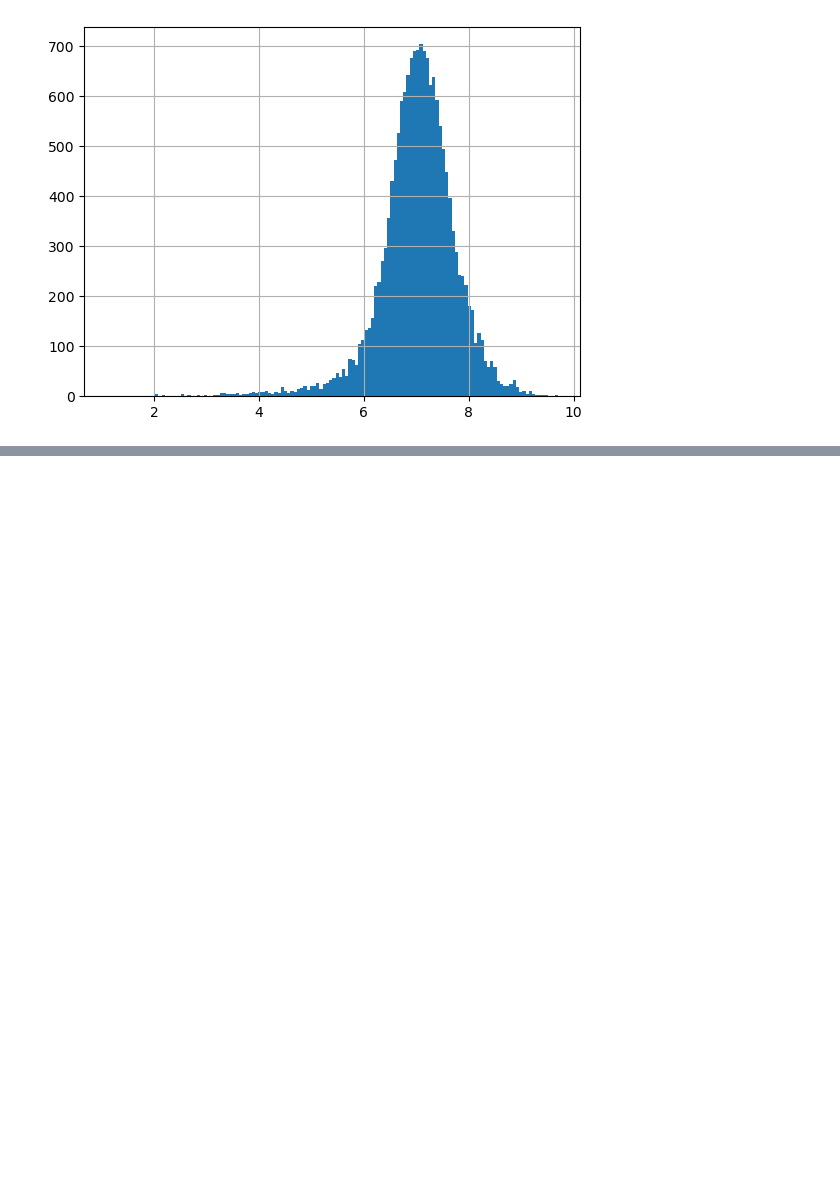
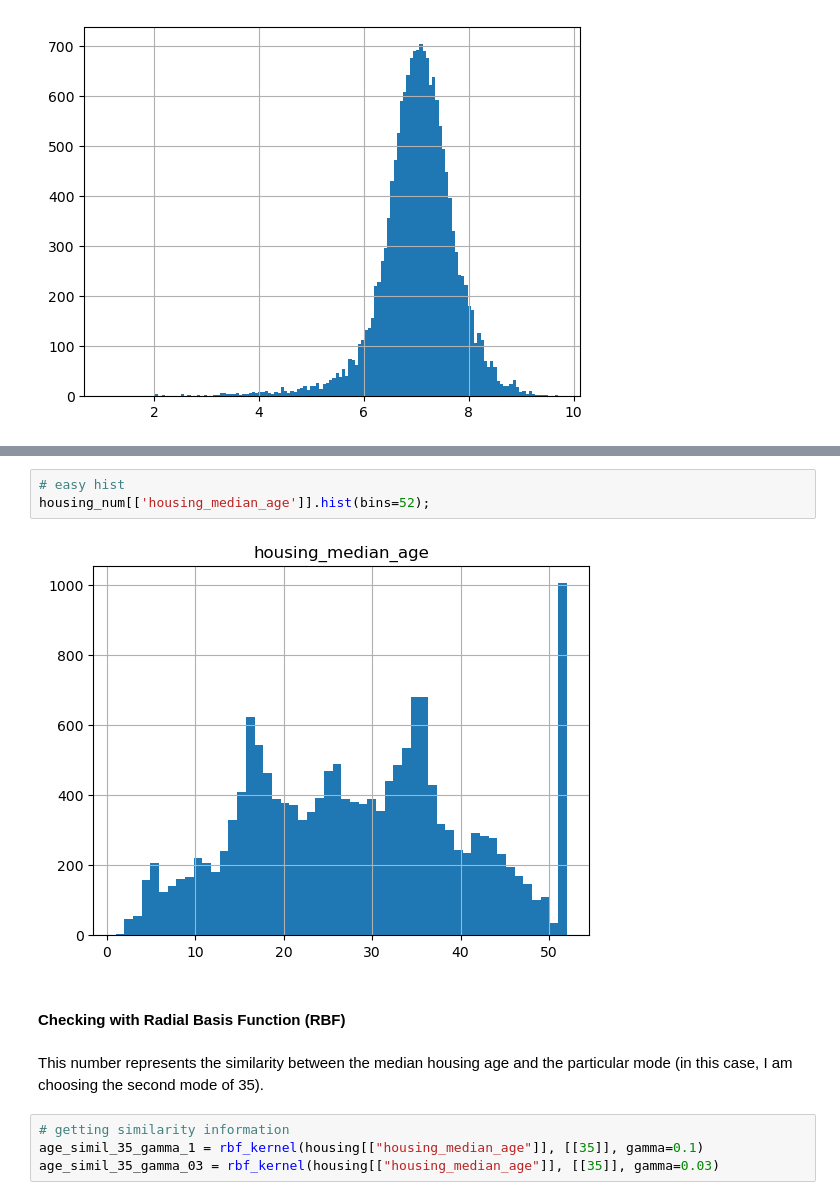
Before and after one commit to mduncan23/badal-book, a Jupyter notebook: Chapter 1 and 2.ipynb, the cells around one changed output, grey strips where cells are left out. Cells and saved outputs as stored; diff of their text form; blank space fills up the shorter version.

```diff
--- a/Chapter 1 and 2.ipynb
+++ b/Chapter 1 and 2.ipynb
@@ -833,0 +832,13 @@ Max 90% - 100%: 16305.0
+# %%
+# easy hist
+housing_num[['housing_median_age']].hist(bins=52);
+# %% [output]
+[figure, added]
+# %% [markdown]
+#### Checking with Radial Basis Function (RBF)
+# %% [markdown]
+This number represents the similarity between the median housing age and the particular mode (in this case, I am choosing the second mode of 35).
+# %%
+# getting similarity information
+age_simil_35_gamma_1 = rbf_kernel(housing[["housing_median_age"]], [[35]], gamma=0.1)
+age_simil_35_gamma_03 = rbf_kernel(housing[["housing_median_age"]], [[35]], gamma=0.03)
```
Also changed, not shown: parts of 20 cells of this notebook.
